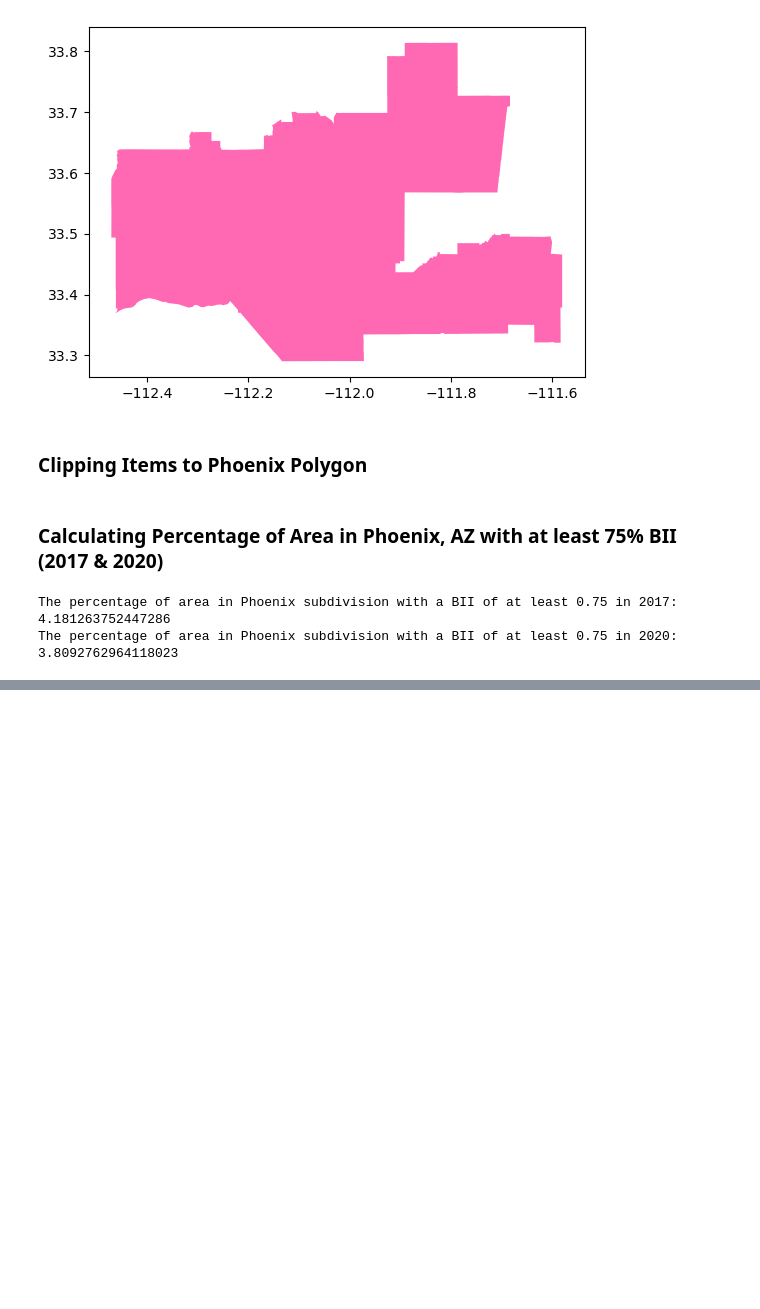
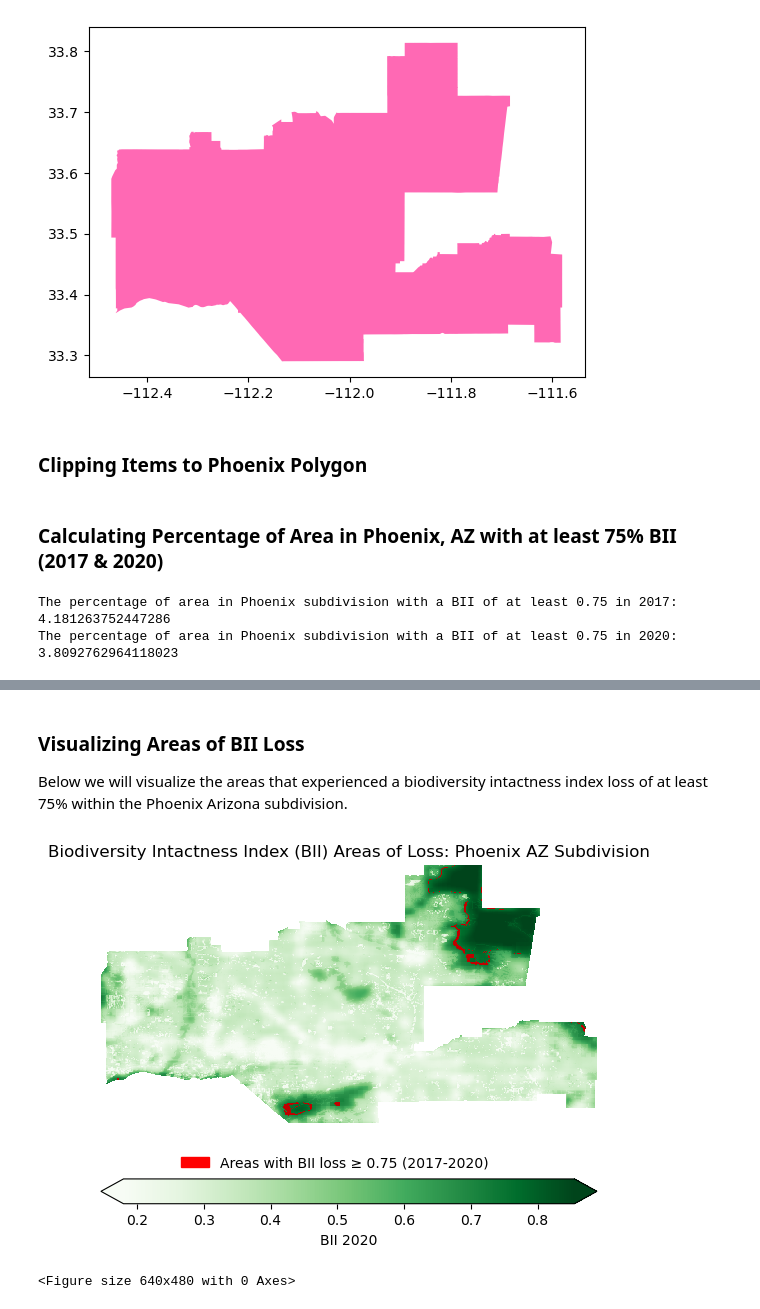
Before and after one commit to saingersoll/BII-Phoenix, a Jupyter notebook: BII-Phoenix.ipynb, the cells around one changed output, grey strips where cells are left out. Drawn from its saved outputs; the diff is of its cells as text; code cells hidden in the pictures; blank space fills up the shorter version.

Commit message:
map made baby

```diff
--- a/BII-Phoenix.ipynb
+++ b/BII-Phoenix.ipynb
@@ -215,0 +220,42 @@ The percentage of area in Phoenix subdivision with a BII of at least 0.75 in 202
+# %%
+# Identify areas that the BII changed between 2017 and 2020
+area_of_loss = int_2017 - int_2020
+
+# All values not equal to 1, make NA
+aol = area_of_loss.where(area_of_loss == 1)
+# %% [markdown]
+### Visualizing Areas of BII Loss
+
+Below we will visualize the areas that experienced a biodiversity intactness index loss of at least 75% within the Phoenix Arizona subdivision.
+# %%
+# initializing plot
+fig, ax = plt.subplots()
+
+ax.axis('off')                                                     # remove axis
+
+BII_2020_phoenix.plot(ax = ax,                                     # 2020 BII pct map
+                       cmap = 'Greens',
+                      robust = True,
+                         cbar_kwargs={'orientation':'horizontal',
+                                       'label':'BII 2020'})
+
+aol.plot(ax = ax,                                                  # include areas of loss
+           cmap = 'gist_heat',
+             add_colorbar = False)
+
+areas_of_loss = mpatches.Patch(color = 'red',                     # add legend item for areas with BII loss ≥ 0.75 from 2017
+                            label = 'Areas with BII loss ≥ 0.75 (2017-2020)')
+
+ax.set_title("Biodiversity Intactness Index (BII) Areas of Loss: Phoenix AZ Subdivision")
+
+ax.legend(handles = [areas_of_loss],                              # add legend handle
+           frameon = False,
+             loc = (0.15, -0.2))
+
+plt.show()                                                        # show me the plot baby
+
+# saving plot as image
+plt.savefig('BII_aol_phoenix.png', bbox_inches = 'tight',  dpi = 100)
+# %% [output]
+[figure, added]
+<Figure size 640x480 with 0 Axes>
```
Also changed, not shown: parts of 1 cell of this notebook.
